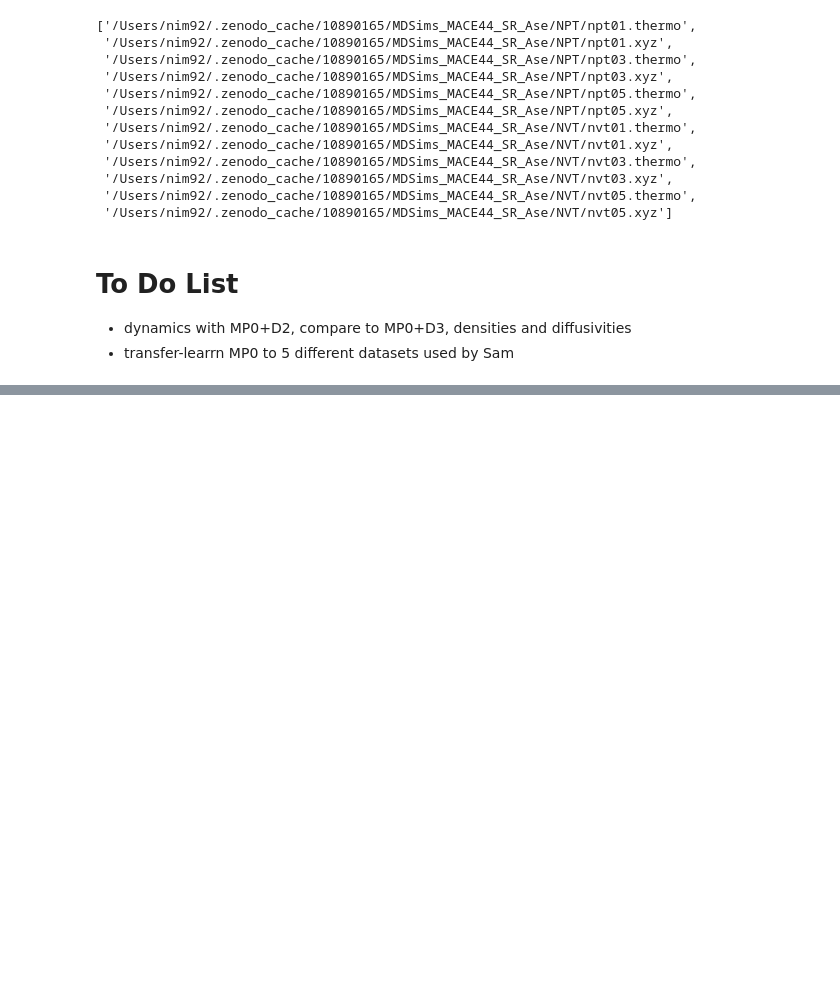
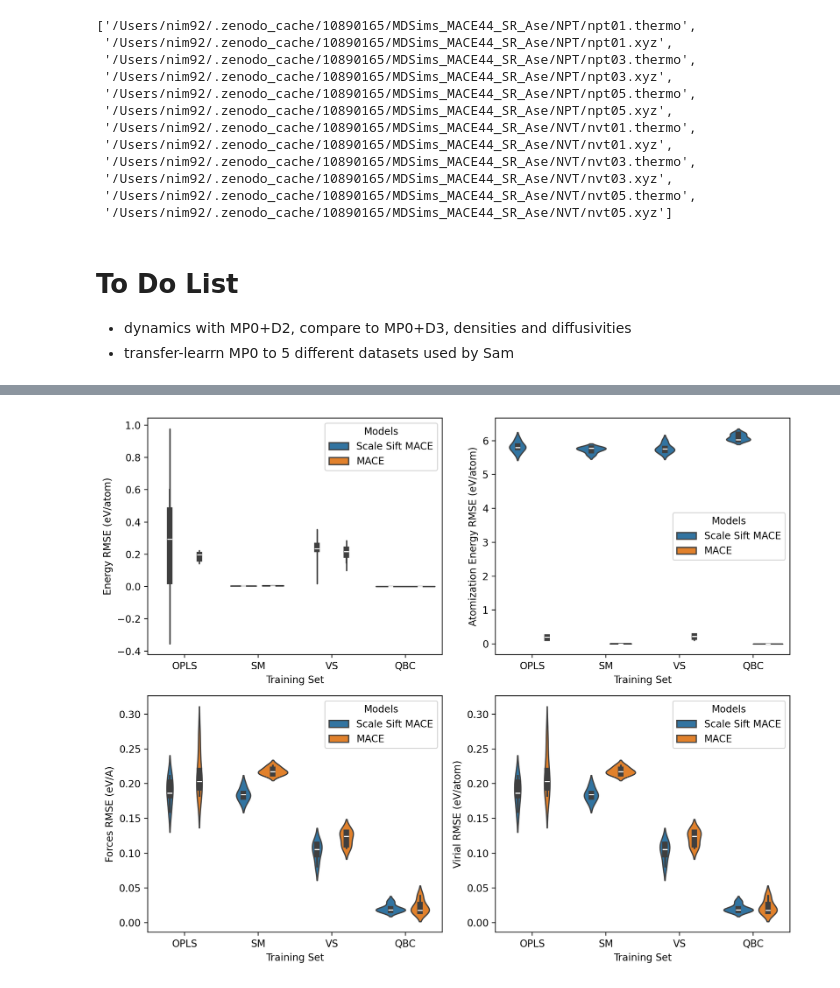
Before and after one commit to imagdau/dataTransferabilityMLIP, a Jupyter notebook: main.ipynb, the cells around one changed output, grey strips where cells are left out. Cells and saved outputs as stored; diff of their text form; code cells hidden in the pictures; blank space fills up the shorter version.

```diff
--- a/main.ipynb
+++ b/main.ipynb
@@ -124,0 +256,40 @@ ze.read_dat_files('md6@10890165')
+# %%
+figname = wdir+'figs/RMSE_train.png'
+plt.figure(figsize=(10, 8), dpi=200)
+
+#energy
+plt.subplot(2,2,1)
+sns.violinplot(x='set', y='val', hue='vers', data=rmse_df[rmse_df['key'] == 'energy']);
+plt.xlabel('Training Set');
+plt.ylabel('Energy RMSE (eV/atom)');
+handles, labels = plt.gca().get_legend_handles_labels()
+plt.legend(handles=handles, labels=['Scale Sift MACE', 'MACE'], title='Models');
+
+#atomization
+plt.subplot(2,2,2)
+sns.violinplot(x='set', y='val', hue='vers', data=rmse_df[rmse_df['key'] == 'atomization']);
+plt.xlabel('Training Set');
+plt.ylabel('Atomization Energy RMSE (eV/atom)');
+handles, labels = plt.gca().get_legend_handles_labels()
+plt.legend(handles=handles, labels=['Scale Sift MACE', 'MACE'], title='Models');
+
+#forces
+plt.subplot(2,2,3)
+sns.violinplot(x='set', y='val', hue='vers', data=rmse_df[rmse_df['key'] == 'forces']);
+plt.xlabel('Training Set');
+plt.ylabel('Forces RMSE (eV/A)');
+handles, labels = plt.gca().get_legend_handles_labels()
+plt.legend(handles=handles, labels=['Scale Sift MACE', 'MACE'], title='Models');
+
+#virials
+plt.subplot(2,2,4)
+sns.violinplot(x='set', y='val', hue='vers', data=rmse_df[rmse_df['key'] == 'virial']);
+plt.xlabel('Training Set');
+plt.ylabel('Virial RMSE (eV/atom)');
+handles, labels = plt.gca().get_legend_handles_labels()
+plt.legend(handles=handles, labels=['Scale Sift MACE', 'MACE'], title='Models');
+
+plt.tight_layout()
+plt.savefig(figname, format='png', dpi=300)
+# %% [output]
+[figure, added]
```
Also changed, not shown: parts of 9 cells of this notebook.
